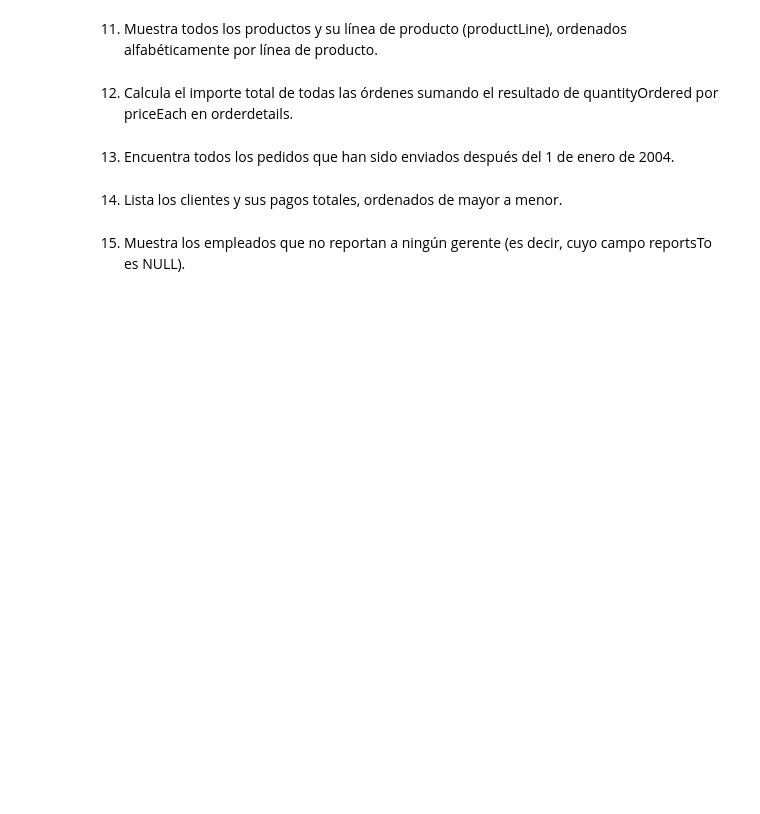
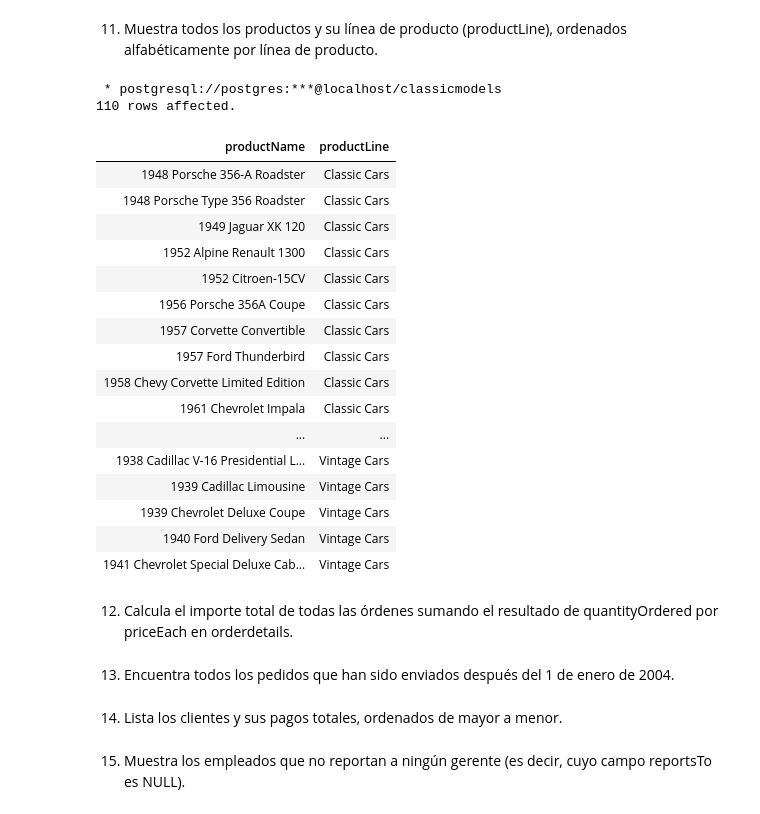
Before and after one commit to edithavalos/react-crud-app, a Jupyter notebook: Ejercicios_SQL.ipynb, the cells around one changed output. Drawn from its saved outputs; the diff is of its cells as text; code cells hidden in the pictures; blank space fills up the shorter version.

```diff
--- a/Ejercicios_SQL.ipynb
+++ b/Ejercicios_SQL.ipynb
@@ -354,8 +486,28 @@ GROUP BY "salesRepEmployeeNumber"
 # %% [markdown]
 11. Muestra todos los productos y su línea de producto (productLine), ordenados alfabéticamente por línea de producto.
 # %%
-SELECT productName, productLine
-FROM products
-ORDER BY productLine;
+%%sql
+SELECT p."productName", p."productLine"	 FROM products p
+ORDER BY p."productLine", p."productName";
+# %% [output]
+ * postgresql://postgres:***@localhost/classicmodels
+110 rows affected.
+| productName | productLine |
+| 1948 Porsche 356-A Roadster | Classic Cars |
+| 1948 Porsche Type 356 Roadster | Classic Cars |
+| 1949 Jaguar XK 120 | Classic Cars |
+| 1952 Alpine Renault 1300 | Classic Cars |
+| 1952 Citroen-15CV | Classic Cars |
+| 1956 Porsche 356A Coupe | Classic Cars |
+| 1957 Corvette Convertible | Classic Cars |
+| 1957 Ford Thunderbird | Classic Cars |
+| 1958 Chevy Corvette Limited Edition | Classic Cars |
+| 1961 Chevrolet Impala | Classic Cars |
+| ... | ... |
+| 1938 Cadillac V-16 Presidential L... | Vintage Cars |
+| 1939 Cadillac Limousine | Vintage Cars |
+| 1939 Chevrolet Deluxe Coupe | Vintage Cars |
+| 1940 Ford Delivery Sedan | Vintage Cars |
+| 1941 Chevrolet Special Deluxe Cab... | Vintage Cars |
 # %% [markdown]
 12. Calcula el importe total de todas las órdenes sumando el resultado de quantityOrdered por priceEach en orderdetails.
```
Also changed, not shown: parts of 13 cells of this notebook.
